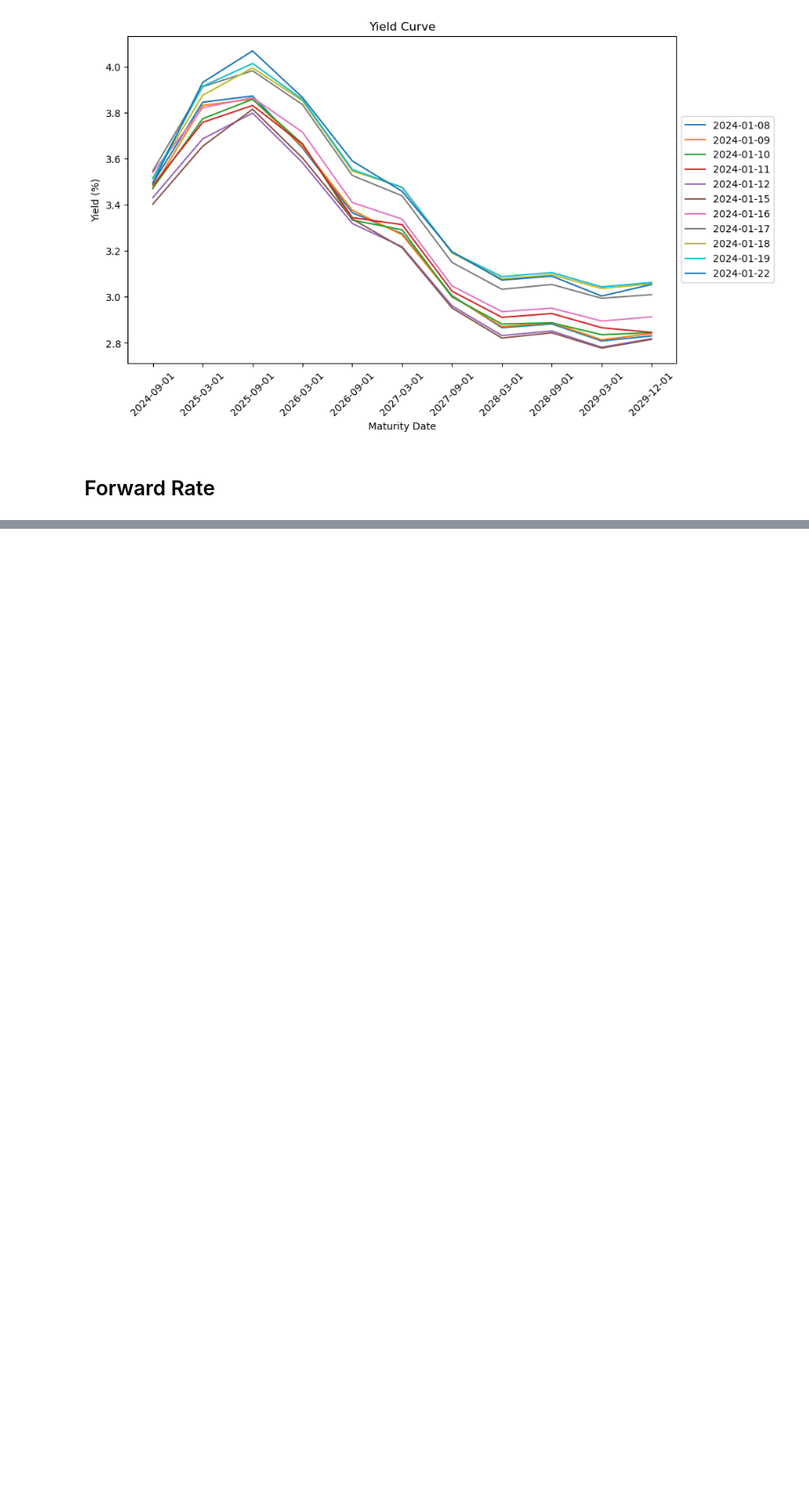
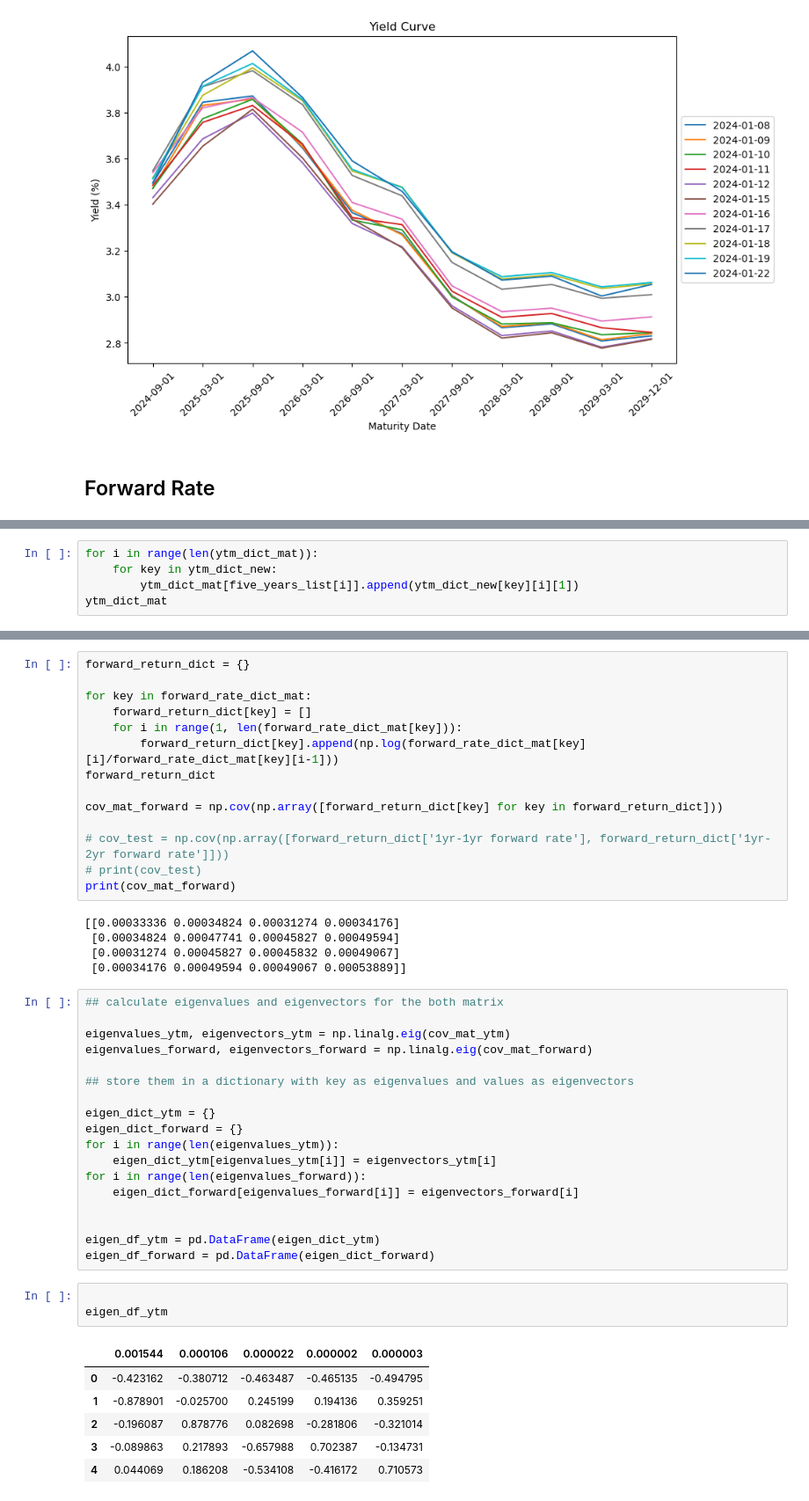
Before and after one commit to HZjl829/Yield-Curve-Project, a Jupyter notebook: code.ipynb, the cells around one changed output, grey strips where cells are left out. Shown at 88% size. Saved outputs shown, nothing was run; the diff lists cells and outputs as text; blank space fills up the shorter version.

```diff
--- a/code.ipynb
+++ b/code.ipynb
@@ -336,0 +396,5 @@ for key in forward_rate_dict:
+# %%
+for i in range(len(ytm_dict_mat)):
+    for key in ytm_dict_new:
+        ytm_dict_mat[five_years_list[i]].append(ytm_dict_new[key][i][1])
+ytm_dict_mat
@@ -336,0 +491,47 @@ for key in forward_rate_dict:
+# %%
+forward_return_dict = {}
+
+for key in forward_rate_dict_mat:
+    forward_return_dict[key] = []
+    for i in range(1, len(forward_rate_dict_mat[key])):
+        forward_return_dict[key].append(np.log(forward_rate_dict_mat[key][i]/forward_rate_dict_mat[key][i-1]))
+forward_return_dict
+
+cov_mat_forward = np.cov(np.array([forward_return_dict[key] for key in forward_return_dict]))
+
+# cov_test = np.cov(np.array([forward_return_dict['1yr-1yr forward rate'], forward_return_dict['1yr-2yr forward rate']]))
+# print(cov_test)
+print(cov_mat_forward)
+# %% [output]
+[[0.00033336 0.00034824 0.00031274 0.00034176]
+ [0.00034824 0.00047741 0.00045827 0.00049594]
+ [0.00031274 0.00045827 0.00045832 0.00049067]
+ [0.00034176 0.00049594 0.00049067 0.00053889]]
+# %%
+## calculate eigenvalues and eigenvectors for the both matrix
+
+eigenvalues_ytm, eigenvectors_ytm = np.linalg.eig(cov_mat_ytm)
+eigenvalues_forward, eigenvectors_forward = np.linalg.eig(cov_mat_forward)
+
+## store them in a dictionary with key as eigenvalues and values as eigenvectors
+
+eigen_dict_ytm = {}
+eigen_dict_forward = {}
+for i in range(len(eigenvalues_ytm)):
+    eigen_dict_ytm[eigenvalues_ytm[i]] = eigenvectors_ytm[i]
+for i in range(len(eigenvalues_forward)):
+    eigen_dict_forward[eigenvalues_forward[i]] = eigenvectors_forward[i]
+
+
+eigen_df_ytm = pd.DataFrame(eigen_dict_ytm)
+eigen_df_forward = pd.DataFrame(eigen_dict_forward)
+# %%
+
+eigen_df_ytm
+# %% [output]
+|  | 0.001544 | 0.000106 | 0.000022 | 0.000002 | 0.000003 |
+| 0 | -0.423162 | -0.380712 | -0.463487 | -0.465135 | -0.494795 |
+| 1 | -0.878901 | -0.025700 | 0.245199 | 0.194136 | 0.359251 |
+| 2 | -0.196087 | 0.878776 | 0.082698 | -0.281806 | -0.321014 |
+| 3 | -0.089863 | 0.217893 | -0.657988 | 0.702387 | -0.134731 |
+| 4 | 0.044069 | 0.186208 | -0.534108 | -0.416172 | 0.710573 |
```
Also changed, not shown: parts of 13 cells of this notebook.
